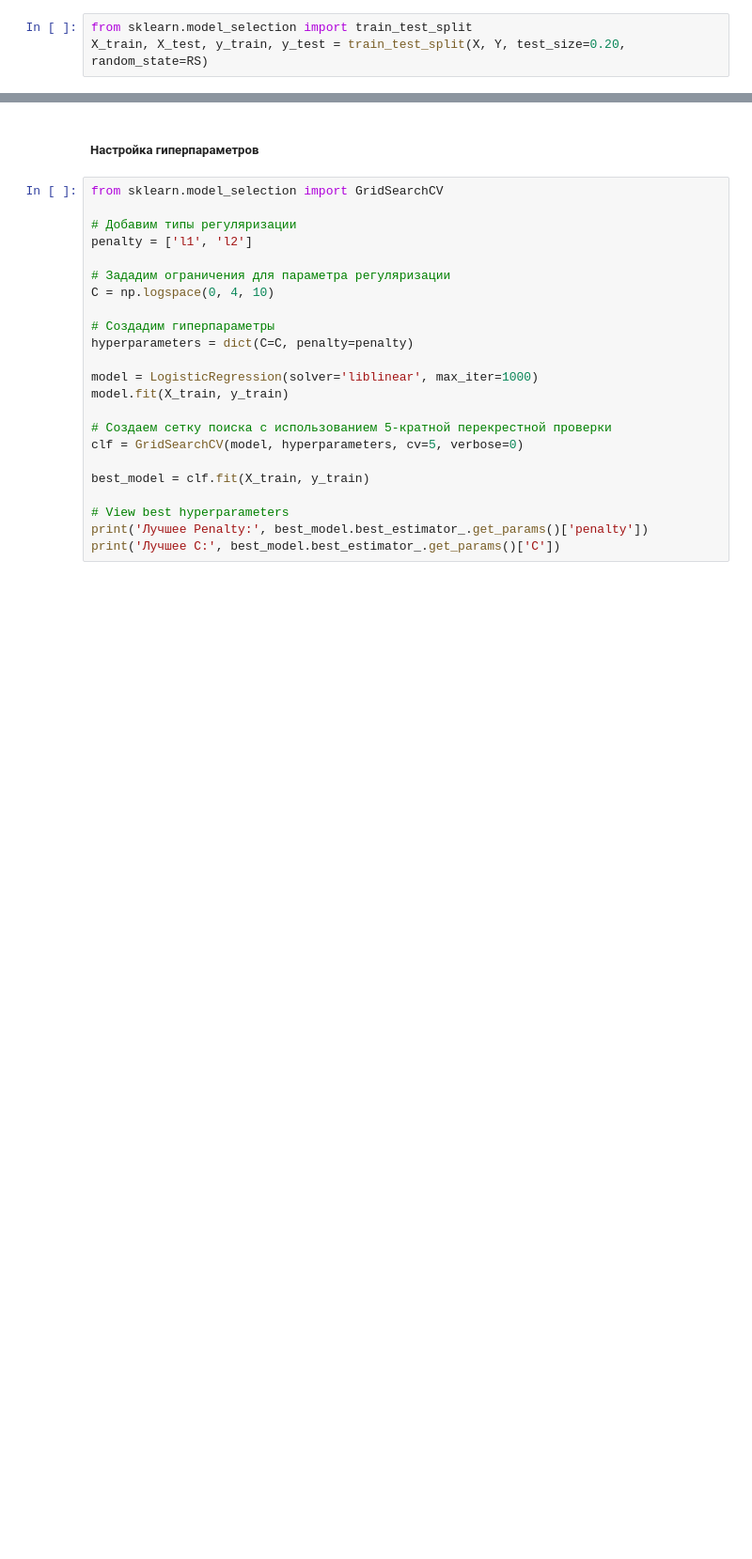
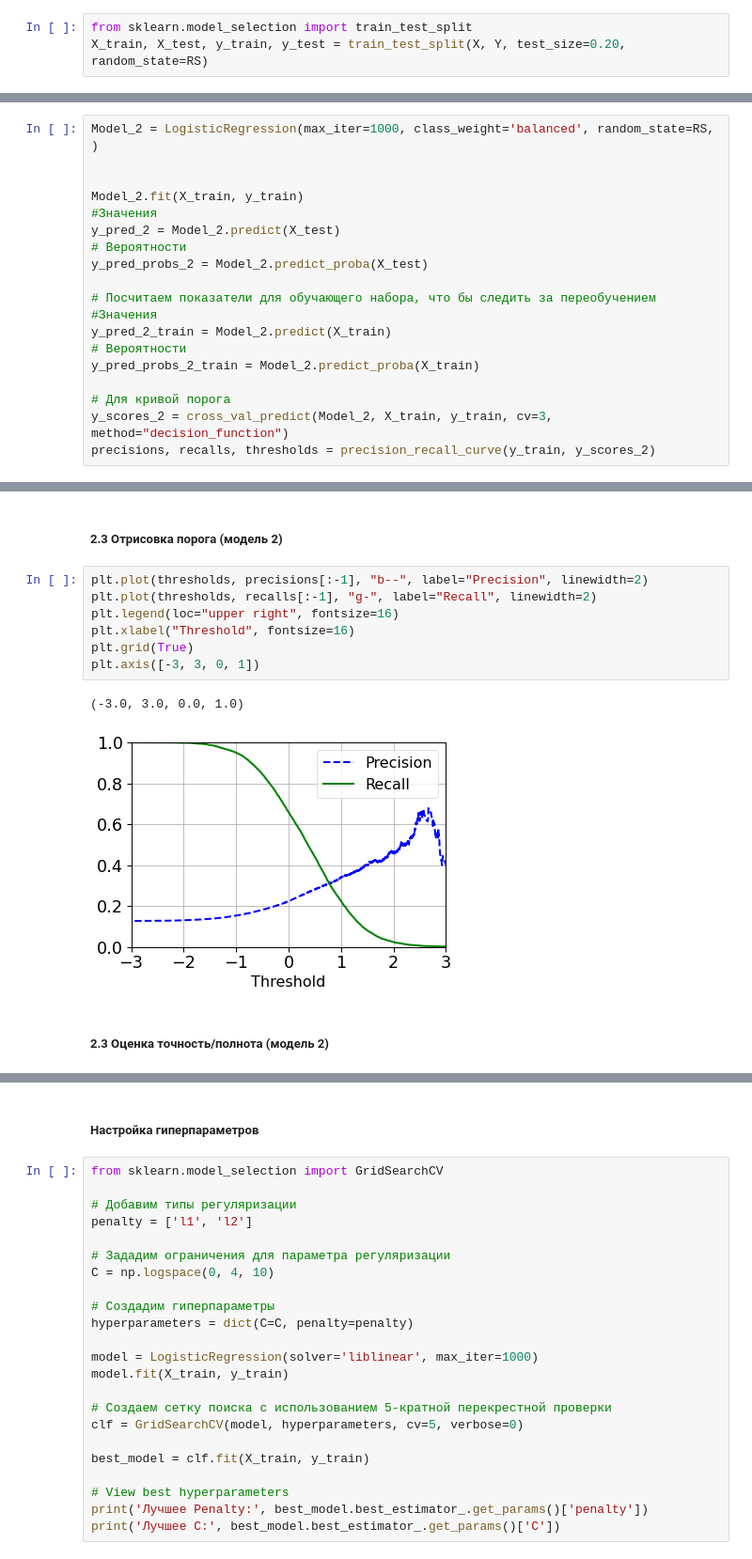
Before and after one commit to BasilPDS/CoursSF_L, a Jupyter notebook: module_5/module_5.ipynb, the cells around one changed output, grey strips where cells are left out. Shown at 94% size. Cells and saved outputs as stored; diff of their text form; blank space fills up the shorter version.

```diff
--- a/module_5/module_5.ipynb
+++ b/module_5/module_5.ipynb
@@ -1158,0 +1025,19 @@ def print_ROC_AUC(Y_TRAIN, Y_PRED_TRAIN, Y_TEST, Y_PRED):
+# %%
+Model_2 = LogisticRegression(max_iter=1000, class_weight='balanced', random_state=RS, )
+
+
+Model_2.fit(X_train, y_train)
+#Значения
+y_pred_2 = Model_2.predict(X_test)
+# Вероятности
+y_pred_probs_2 = Model_2.predict_proba(X_test)
+
+# Посчитаем показатели для обучающего набора, что бы следить за переобучением
+#Значения
+y_pred_2_train = Model_2.predict(X_train)
+# Вероятности
+y_pred_probs_2_train = Model_2.predict_proba(X_train)
+
+# Для кривой порога
+y_scores_2 = cross_val_predict(Model_2, X_train, y_train, cv=3, method="decision_function")
+precisions, recalls, thresholds = precision_recall_curve(y_train, y_scores_2)
@@ -1158,0 +1050,14 @@ def print_ROC_AUC(Y_TRAIN, Y_PRED_TRAIN, Y_TEST, Y_PRED):
+# %% [markdown]
+##### 2.3 Отрисовка порога (модель 2)
+# %%
+plt.plot(thresholds, precisions[:-1], "b--", label="Precision", linewidth=2)
+plt.plot(thresholds, recalls[:-1], "g-", label="Recall", linewidth=2)
+plt.legend(loc="upper right", fontsize=16)
+plt.xlabel("Threshold", fontsize=16)
+plt.grid(True)
+plt.axis([-3, 3, 0, 1])
+# %% [output]
+(-3.0, 3.0, 0.0, 1.0)
+[figure, added]
+# %% [markdown]
+##### 2.3 Оценка точность/полнота (модель 2)
```
Also changed, not shown: parts of 99 cells of this notebook.
